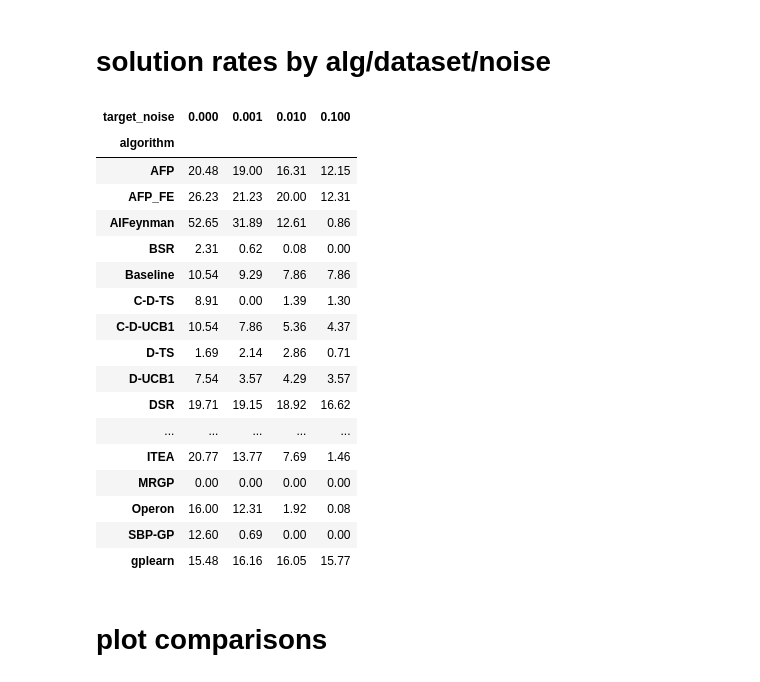
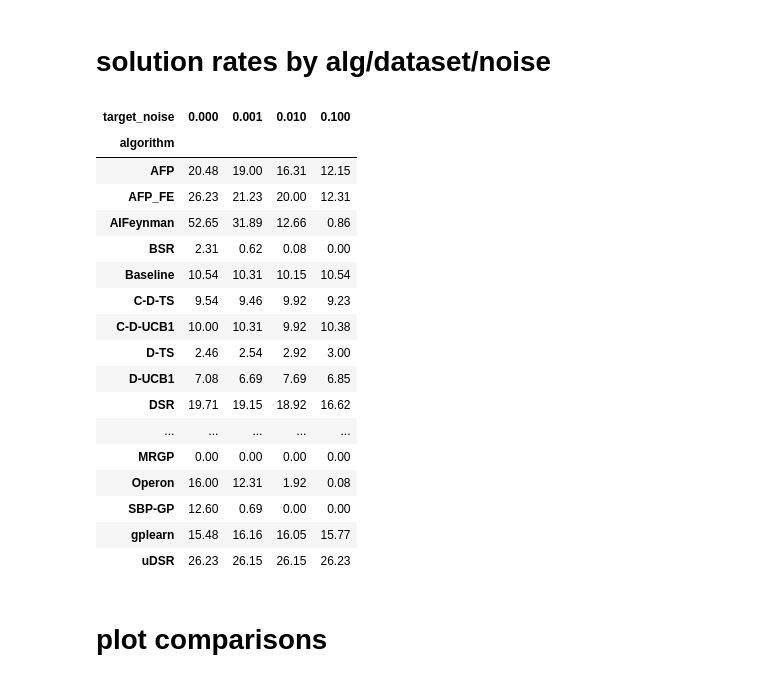
Before and after one commit to gAldeia/srbench, a Jupyter notebook: postprocessing/groundtruth_results.ipynb, the cells around one changed output. Saved outputs shown, nothing was run; the diff lists cells and outputs as text; code cells hidden in the pictures.

```diff
--- a/postprocessing/groundtruth_results.ipynb
+++ b/postprocessing/groundtruth_results.ipynb
@@ -156,0 +158,4 @@ array(['Baseline', 'C-D-UCB1', 'D-UCB1', 'D-TS', 'C-D-TS', 'FEAT', 'AFP',
+# %%
+with pd.option_context('mode.use_inf_as_null', True):
+    print(df_results.isnull().sum())
+    df_results = df_results.dropna(subset=["mse_test", "model_size"])
@@ -289,26 +351,27 @@ df_sum[df_sum["algorithm"]=="Baseline"]
 # %% [markdown]
 # solution rates by alg/dataset/noise
 # %%
-df_sum.groupby(['target_noise','algorithm'])['symbolic_solution_rate_(%)'].mean().round(2).unstack().transpose()
+df_sum.groupby(['target_noise','algorithm'])['symbolic_solution_rate_(%)']\
+    .mean().round(2).unstack().transpose()
 # %% [output]
 | target_noise | 0.000 | 0.001 | 0.010 | 0.100 |
 | algorithm |  |  |  |  |
 | AFP | 20.48 | 19.00 | 16.31 | 12.15 |
 | AFP_FE | 26.23 | 21.23 | 20.00 | 12.31 |
-| AIFeynman | 52.65 | 31.89 | 12.61 | 0.86 |
+| AIFeynman | 52.65 | 31.89 | 12.66 | 0.86 |
 | BSR | 2.31 | 0.62 | 0.08 | 0.00 |
-| Baseline | 10.54 | 9.29 | 7.86 | 7.86 |
-| C-D-TS | 8.91 | 0.00 | 1.39 | 1.30 |
-| C-D-UCB1 | 10.54 | 7.86 | 5.36 | 4.37 |
-| D-TS | 1.69 | 2.14 | 2.86 | 0.71 |
-| D-UCB1 | 7.54 | 3.57 | 4.29 | 3.57 |
+| Baseline | 10.54 | 10.31 | 10.15 | 10.54 |
+| C-D-TS | 9.54 | 9.46 | 9.92 | 9.23 |
+| C-D-UCB1 | 10.00 | 10.31 | 9.92 | 10.38 |
+| D-TS | 2.46 | 2.54 | 2.92 | 3.00 |
+| D-UCB1 | 7.08 | 6.69 | 7.69 | 6.85 |
 | DSR | 19.71 | 19.15 | 18.92 | 16.62 |
 | ... | ... | ... | ... | ... |
-| ITEA | 20.77 | 13.77 | 7.69 | 1.46 |
 | MRGP | 0.00 | 0.00 | 0.00 | 0.00 |
 | Operon | 16.00 | 12.31 | 1.92 | 0.08 |
 | SBP-GP | 12.60 | 0.69 | 0.00 | 0.00 |
 | gplearn | 15.48 | 16.16 | 16.05 | 15.77 |
+| uDSR | 26.23 | 26.15 | 26.15 | 26.23 |
 # %% [markdown]
 # plot comparisons
 # %%
```
Also changed, not shown: parts of 12 cells of this notebook, 20 other files.
